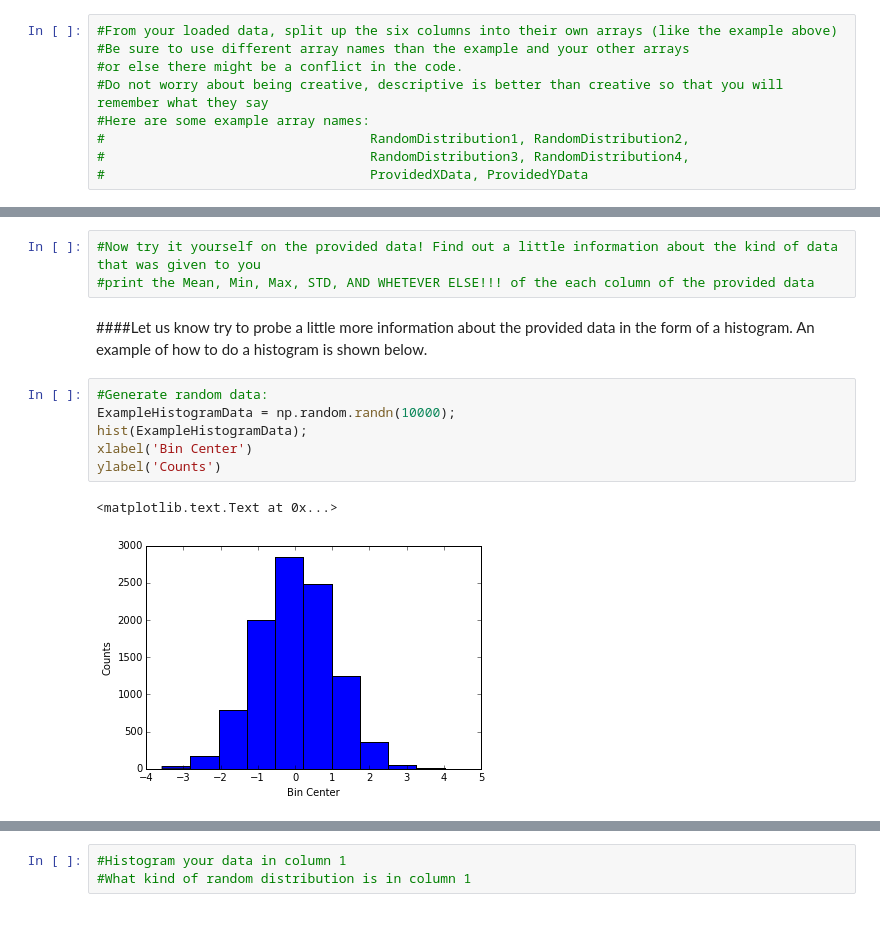
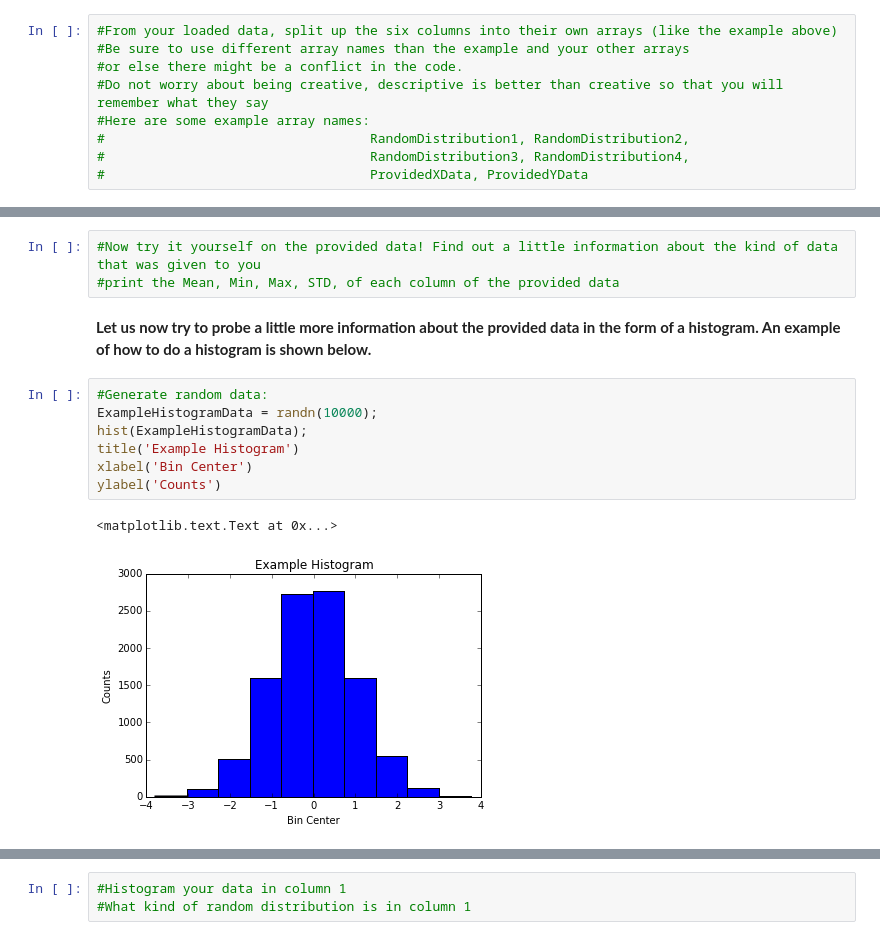
Before and after one commit to UCLA-Chem114/lab_notebooks, a Jupyter notebook: HW1 Basic Data Manipulation.ipynb, the cells around one changed output, grey strips where cells are left out. Drawn from its saved outputs; the diff is of its cells as text.

```diff
--- a/HW1 Basic Data Manipulation.ipynb
+++ b/HW1 Basic Data Manipulation.ipynb
@@ -126,16 +138,17 @@ STD
 4.472135955
 # %%
 #Now try it yourself on the provided data! Find out a little information about the kind of data that was given to you
-#print the Mean, Min, Max, STD, AND WHETEVER ELSE!!! of the each column of the provided data
+#print the Mean, Min, Max, STD, of each column of the provided data
 # %% [markdown]
-####Let us know try to probe a little more information about the provided data in the form of a histogram. An example of how to do a histogram is shown below.
+**Let us now try to probe a little more information about the provided data in the form of a histogram. An example of how to do a histogram is shown below.**
 # %%
 #Generate random data:
-ExampleHistogramData = np.random.randn(10000);
+ExampleHistogramData = randn(10000);
 hist(ExampleHistogramData);
+title('Example Histogram')
 xlabel('Bin Center')
 ylabel('Counts')
 # %% [output]
 <matplotlib.text.Text at 0x...>
-[figure, old version]
+[figure, new version]
 # %% [markdown]
```
Also changed, not shown: parts of 17 cells of this notebook, 3 other files.
